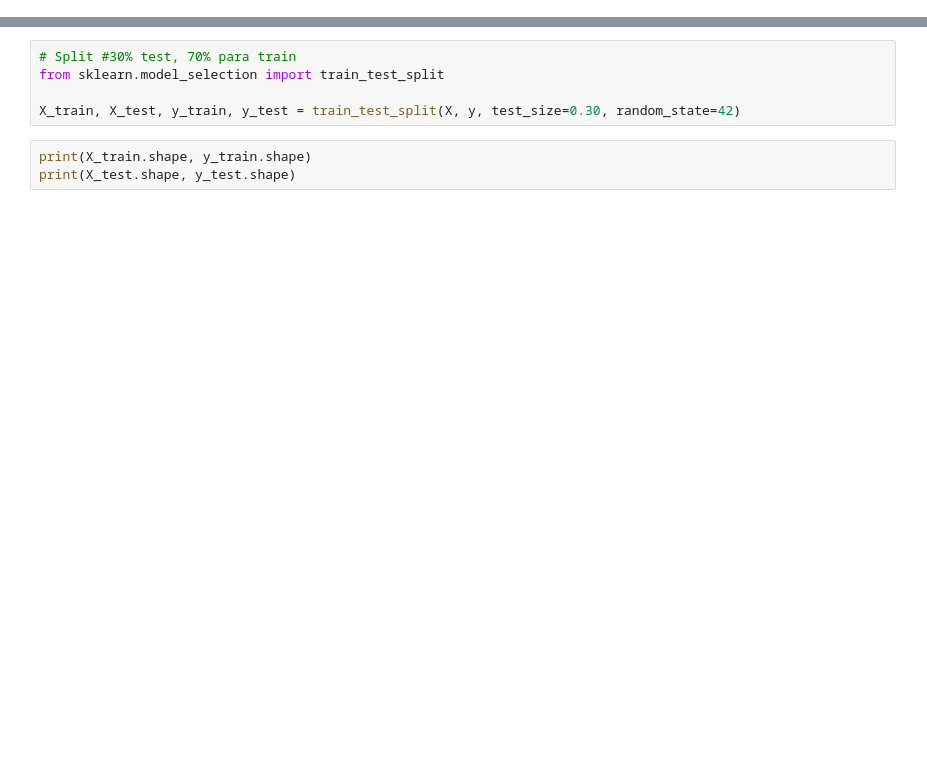
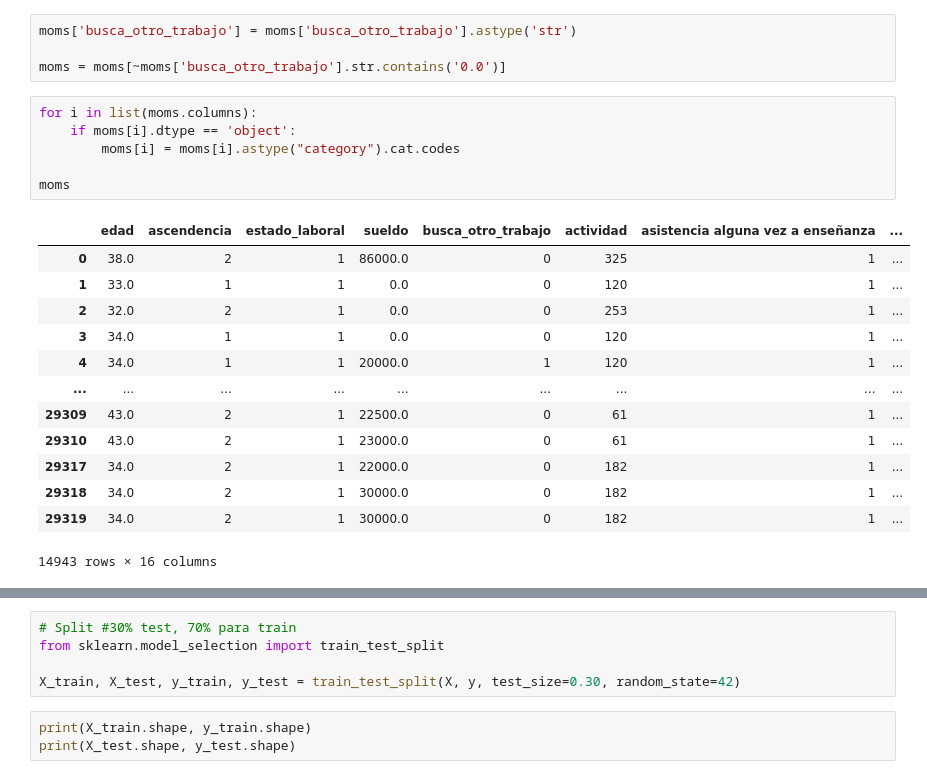
Before and after one commit to anicolon/coder_proyecto, a Jupyter notebook: hch_2020/logistic.ipynb, the cells around one changed output, grey strips where cells are left out. Drawn from its saved outputs; the diff is of its cells as text; blank space fills up the shorter version.

```diff
--- a/hch_2020/logistic.ipynb
+++ b/hch_2020/logistic.ipynb
@@ -8,0 +32,24 @@ moms = pd.read_csv('moms.csv', usecols=['edad', 'ascendencia',
+# %%
+moms['busca_otro_trabajo'] = moms['busca_otro_trabajo'].astype('str')
+
+moms = moms[~moms['busca_otro_trabajo'].str.contains('0.0')]
+# %%
+for i in list(moms.columns):
+    if moms[i].dtype == 'object':
+        moms[i] = moms[i].astype("category").cat.codes
+
+moms
+# %% [output]
+|  | edad | ascendencia | estado_laboral | sueldo | busca_otro_trabajo | actividad | asistencia alguna vez a enseñanza | ... |
+| 0 | 38.0 | 2 | 1 | 86000.0 | 0 | 325 | 1 | ... |
+| 1 | 33.0 | 1 | 1 | 0.0 | 0 | 120 | 1 | ... |
+| 2 | 32.0 | 2 | 1 | 0.0 | 0 | 253 | 1 | ... |
+| 3 | 34.0 | 1 | 1 | 0.0 | 0 | 120 | 1 | ... |
+| 4 | 34.0 | 1 | 1 | 20000.0 | 1 | 120 | 1 | ... |
+| ... | ... | ... | ... | ... | ... | ... | ... | ... |
+| 29309 | 43.0 | 2 | 1 | 22500.0 | 0 | 61 | 1 | ... |
+| 29310 | 43.0 | 2 | 1 | 23000.0 | 0 | 61 | 1 | ... |
+| 29317 | 34.0 | 2 | 1 | 22000.0 | 0 | 182 | 1 | ... |
+| 29318 | 34.0 | 2 | 1 | 30000.0 | 0 | 182 | 1 | ... |
+| 29319 | 34.0 | 2 | 1 | 30000.0 | 0 | 182 | 1 | ... |
+14943 rows × 16 columns
```
Also changed, not shown: parts of 10 cells of this notebook, 2 other files.
